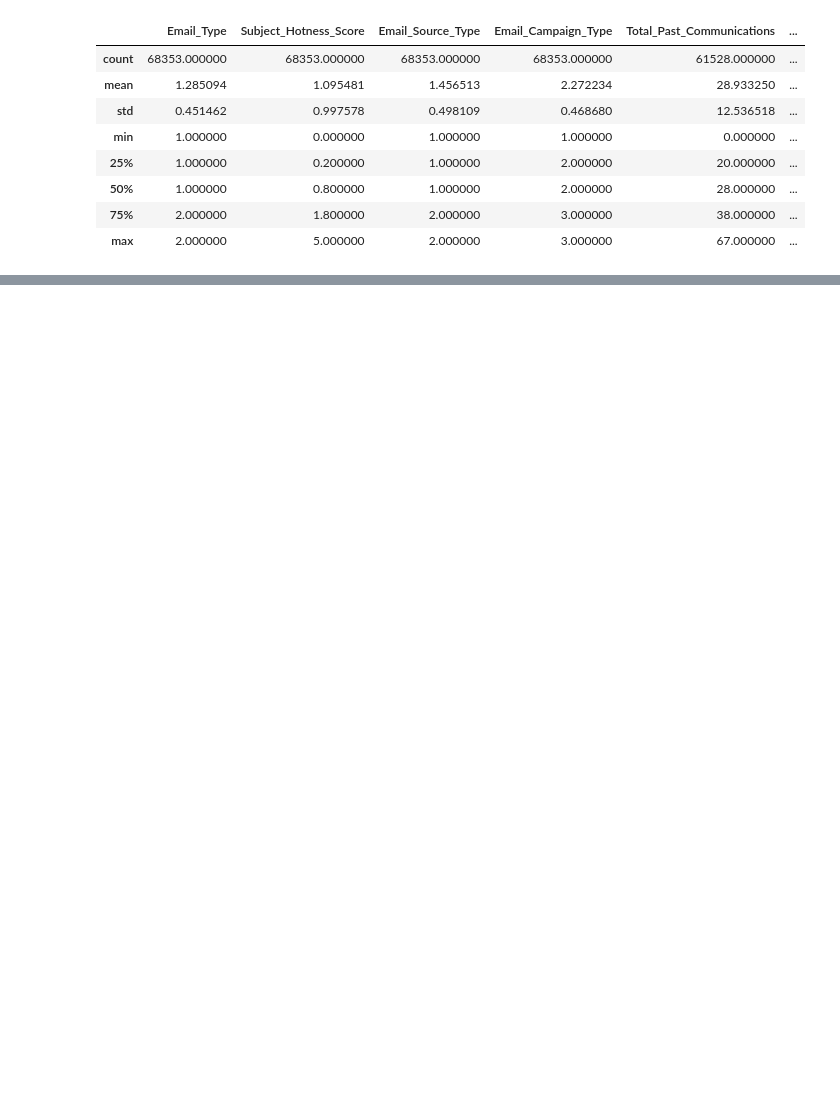
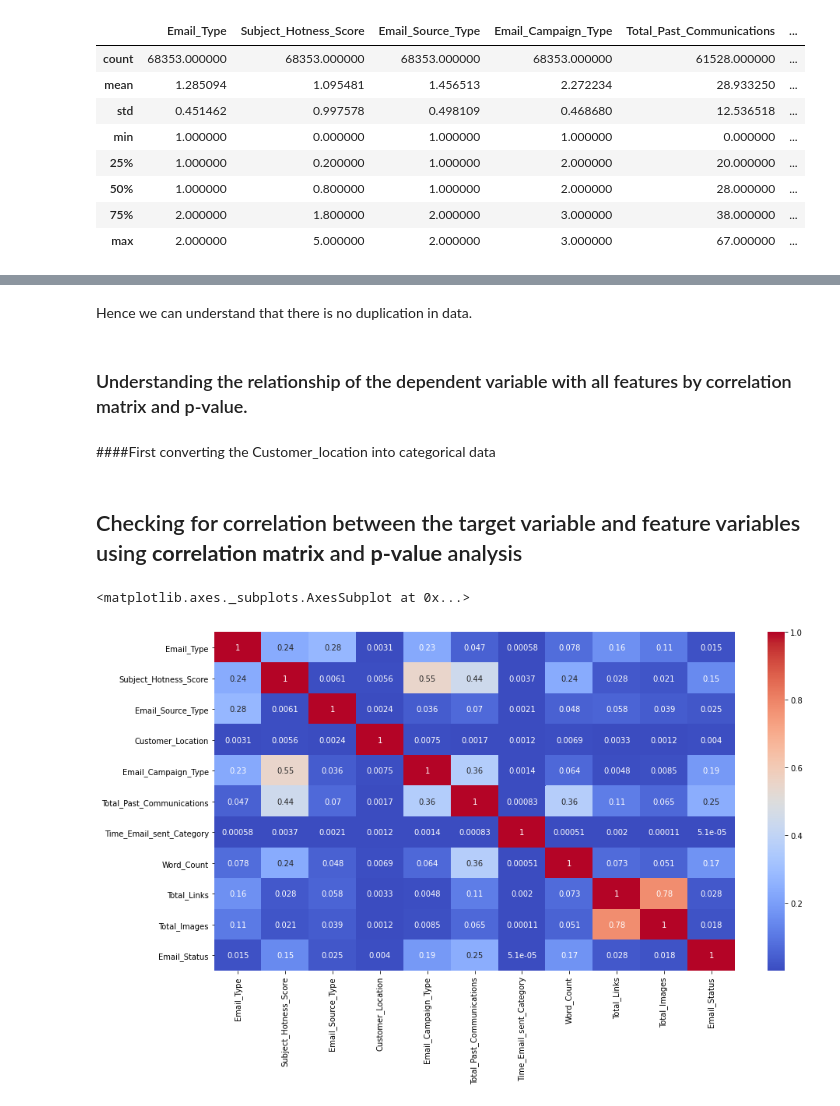
Before and after one commit to rohanroney/Email-Campaign-Effectiveness-Prediction, a Jupyter notebook: Rohan_Roney_Capstone_Project_Email_Campaign_Effectiveness_Prediction.ipynb, the cells around one changed output, grey strips where cells are left out. Drawn from its saved outputs; the diff is of its cells as text; code cells hidden in the pictures; blank space fills up the shorter version.

```diff
--- a/Rohan_Roney_Capstone_Project_Email_Campaign_Effectiveness_Prediction.ipynb
+++ b/Rohan_Roney_Capstone_Project_Email_Campaign_Effectiveness_Prediction.ipynb
@@ -68,0 +78,18 @@ df.describe()
+# %% [markdown]
+Hence we can understand that there is no duplication in data.
+# %% [markdown]
+### Understanding the relationship of the dependent variable with all features by correlation matrix and p-value.
+# %% [markdown]
+####First converting the Customer_location into categorical data
+# %%
+df['Customer_Location']=df['Customer_Location'].astype('category').cat.codes
+# %% [markdown]
+## Checking for correlation between the target variable and feature variables using <b>correlation matrix</b> and <b>p-value</b> analysis
+# %%
+## Entire data co-relation
+plt.figure(figsize=(15,8))
+correlation = df.corr()
+sns.heatmap(abs(correlation), annot=True, cmap='coolwarm')
+# %% [output]
+<matplotlib.axes._subplots.AxesSubplot at 0x...>
+[figure, added]
```
Also changed, not shown: parts of 59 cells of this notebook.
